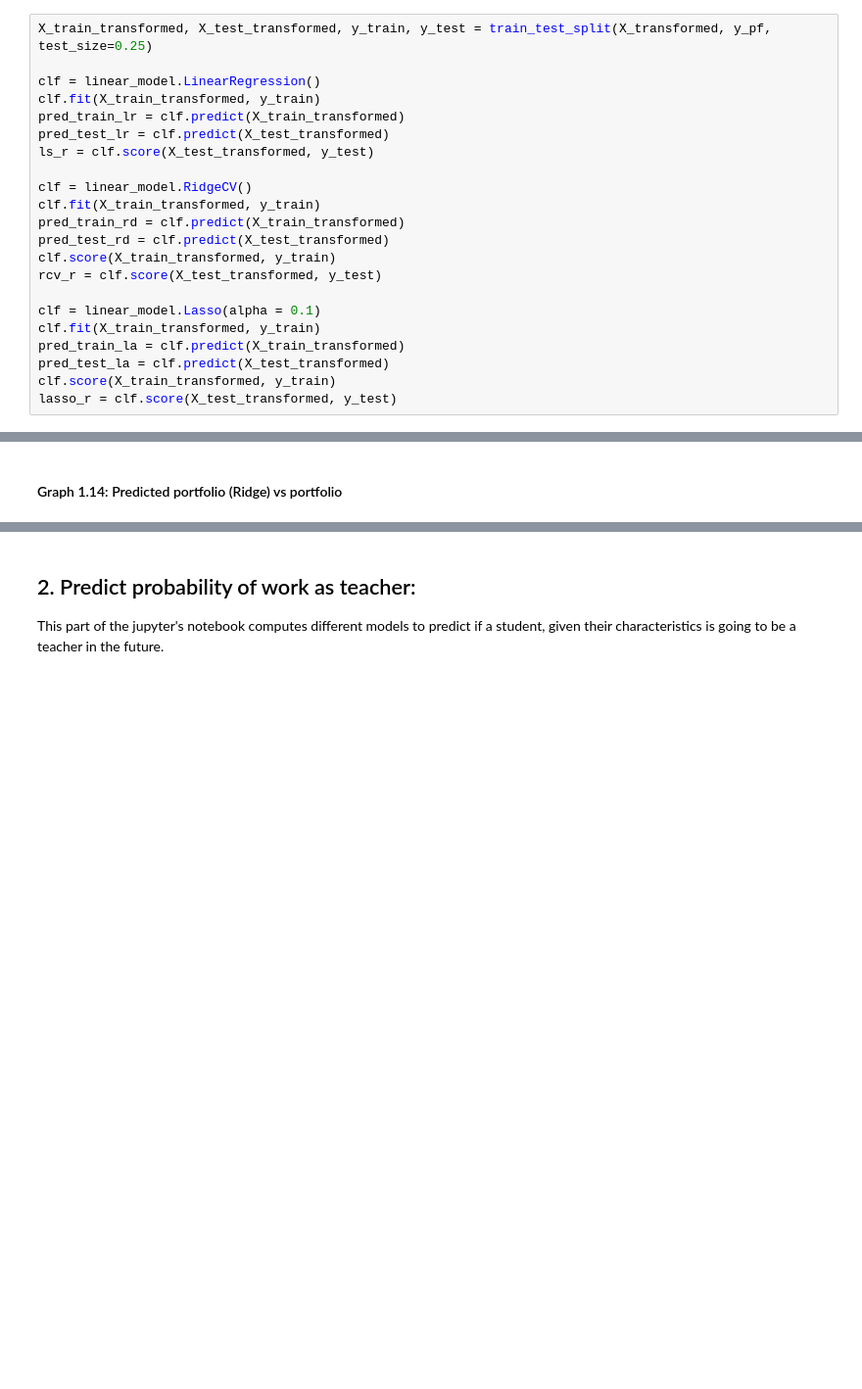
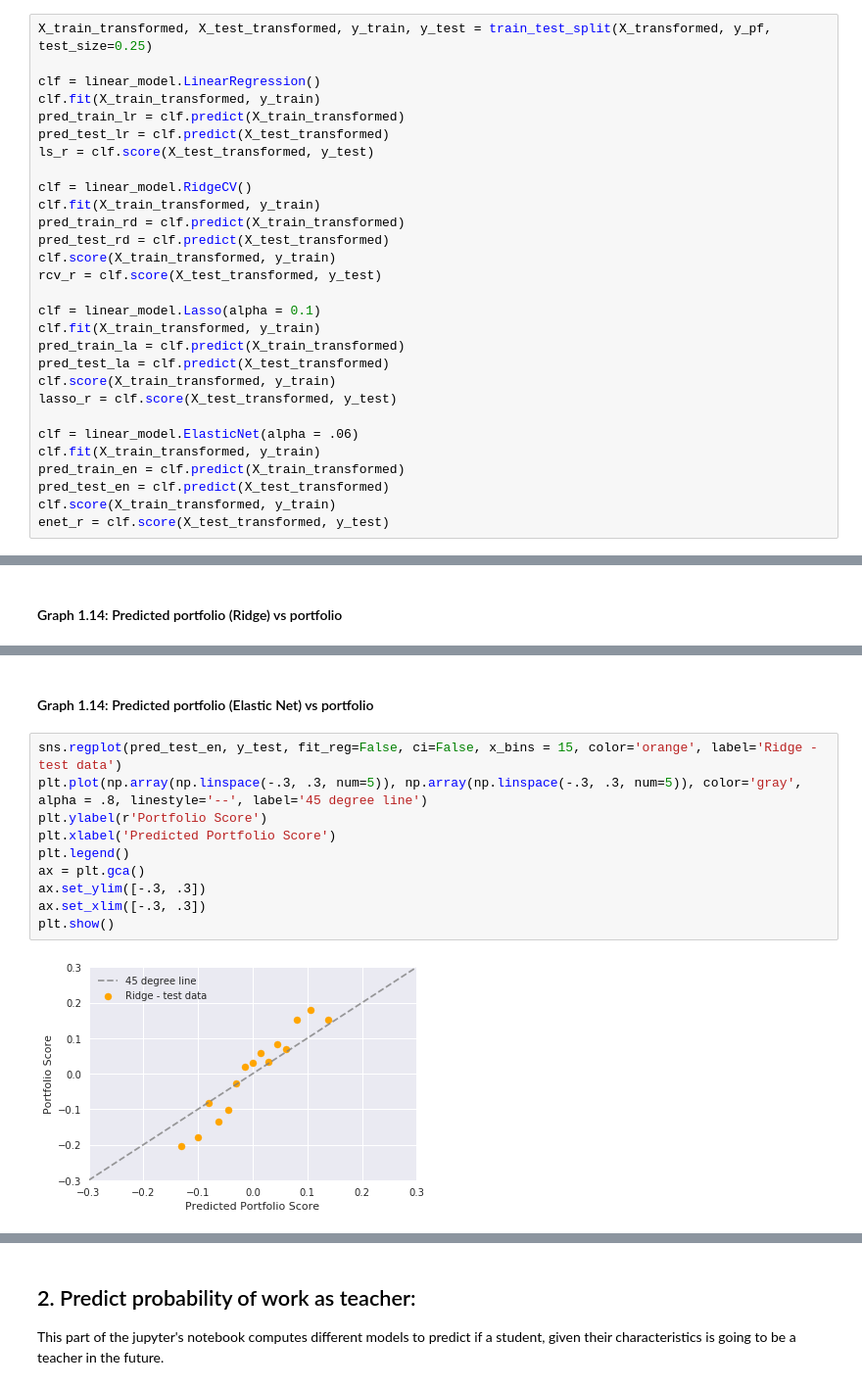
Before and after one commit to teacher-quality/teacher-predictions, a Jupyter notebook: Predictions_teachers.ipynb, the cells around one changed output, grey strips where cells are left out. Shown at 98% size. Saved outputs shown, nothing was run; the diff lists cells and outputs as text; blank space fills up the shorter version.

```diff
--- a/Predictions_teachers.ipynb
+++ b/Predictions_teachers.ipynb
@@ -390,4 +389,11 @@ pred_train_la = clf.predict(X_train_transformed)
 pred_test_la = clf.predict(X_test_transformed)
 clf.score(X_train_transformed, y_train)
 lasso_r = clf.score(X_test_transformed, y_test)
+
+clf = linear_model.ElasticNet(alpha = .06)
+clf.fit(X_train_transformed, y_train)
+pred_train_en = clf.predict(X_train_transformed)
+pred_test_en = clf.predict(X_test_transformed)
+clf.score(X_train_transformed, y_train)
+enet_r = clf.score(X_test_transformed, y_test)
 # %%
@@ -426,0 +434,14 @@ ax.set_xlim([-.3, .3])
+# %% [markdown]
+#### Graph 1.14: Predicted portfolio (Elastic Net) vs portfolio
+# %%
+sns.regplot(pred_test_en, y_test, fit_reg=False, ci=False, x_bins = 15, color='orange', label='Ridge - test data')
+plt.plot(np.array(np.linspace(-.3, .3, num=5)), np.array(np.linspace(-.3, .3, num=5)), color='gray', alpha = .8, linestyle='--', label='45 degree line')
+plt.ylabel(r'Portfolio Score')
+plt.xlabel('Predicted Portfolio Score')
+plt.legend()
+ax = plt.gca()
+ax.set_ylim([-.3, .3])
+ax.set_xlim([-.3, .3])
+plt.show()
+# %% [output]
+[figure, added]
```
Also changed, not shown: parts of 36 cells of this notebook.
